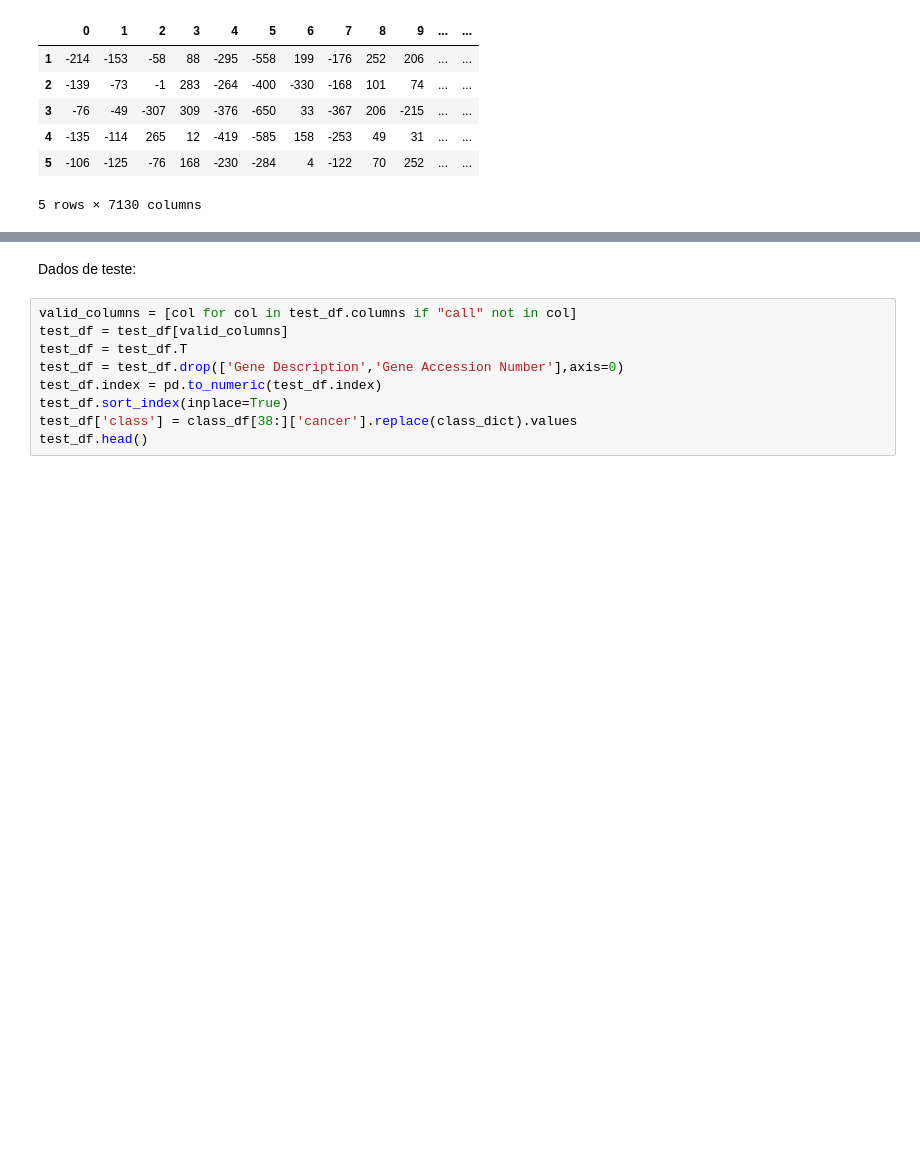
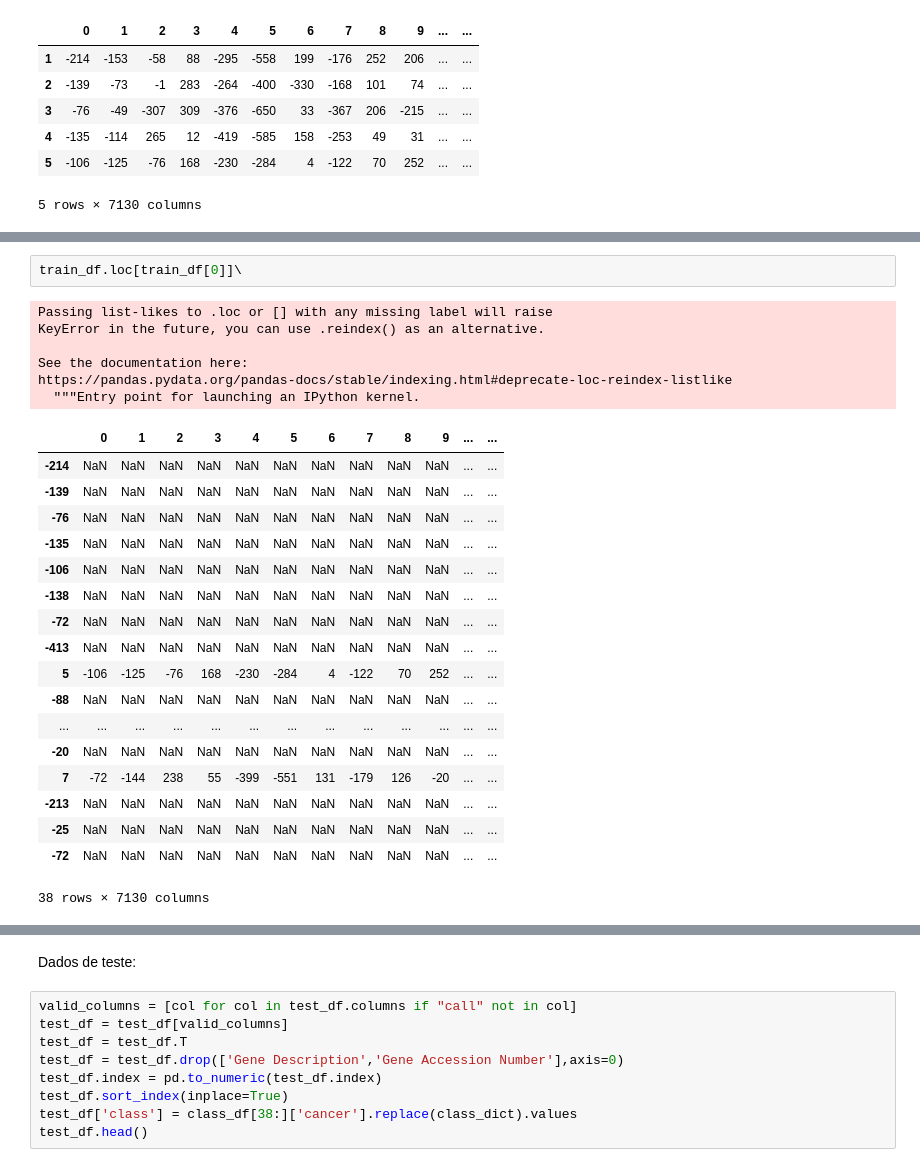
Before and after one commit to ramongduraes/tcrp, a Jupyter notebook: ex02 - molecular classification of cancer/ex02.ipynb, the cells around one changed output, grey strips where cells are left out. Cells and saved outputs as stored; diff of their text form; blank space fills up the shorter version.

```diff
--- a/ex02 - molecular classification of cancer/ex02.ipynb
+++ b/ex02 - molecular classification of cancer/ex02.ipynb
@@ -45,0 +65,27 @@ train_df.head()
+# %%
+train_df.loc[train_df[0]]\
+# %% [output]
+Passing list-likes to .loc or [] with any missing label will raise
+KeyError in the future, you can use .reindex() as an alternative.
+
+See the documentation here:
+https://pandas.pydata.org/pandas-docs/stable/indexing.html#deprecate-loc-reindex-listlike
+  """Entry point for launching an IPython kernel.
+|  | 0 | 1 | 2 | 3 | 4 | 5 | 6 | 7 | 8 | 9 | ... | ... |
+| -214 | NaN | NaN | NaN | NaN | NaN | NaN | NaN | NaN | NaN | NaN | ... | ... |
+| -139 | NaN | NaN | NaN | NaN | NaN | NaN | NaN | NaN | NaN | NaN | ... | ... |
+| -76 | NaN | NaN | NaN | NaN | NaN | NaN | NaN | NaN | NaN | NaN | ... | ... |
+| -135 | NaN | NaN | NaN | NaN | NaN | NaN | NaN | NaN | NaN | NaN | ... | ... |
+| -106 | NaN | NaN | NaN | NaN | NaN | NaN | NaN | NaN | NaN | NaN | ... | ... |
+| -138 | NaN | NaN | NaN | NaN | NaN | NaN | NaN | NaN | NaN | NaN | ... | ... |
+| -72 | NaN | NaN | NaN | NaN | NaN | NaN | NaN | NaN | NaN | NaN | ... | ... |
+| -413 | NaN | NaN | NaN | NaN | NaN | NaN | NaN | NaN | NaN | NaN | ... | ... |
+| 5 | -106 | -125 | -76 | 168 | -230 | -284 | 4 | -122 | 70 | 252 | ... | ... |
+| -88 | NaN | NaN | NaN | NaN | NaN | NaN | NaN | NaN | NaN | NaN | ... | ... |
+| ... | ... | ... | ... | ... | ... | ... | ... | ... | ... | ... | ... | ... |
+| -20 | NaN | NaN | NaN | NaN | NaN | NaN | NaN | NaN | NaN | NaN | ... | ... |
+| 7 | -72 | -144 | 238 | 55 | -399 | -551 | 131 | -179 | 126 | -20 | ... | ... |
+| -213 | NaN | NaN | NaN | NaN | NaN | NaN | NaN | NaN | NaN | NaN | ... | ... |
+| -25 | NaN | NaN | NaN | NaN | NaN | NaN | NaN | NaN | NaN | NaN | ... | ... |
+| -72 | NaN | NaN | NaN | NaN | NaN | NaN | NaN | NaN | NaN | NaN | ... | ... |
+38 rows × 7130 columns
```
Also changed, not shown: parts of 2 cells of this notebook, 44 other files.
